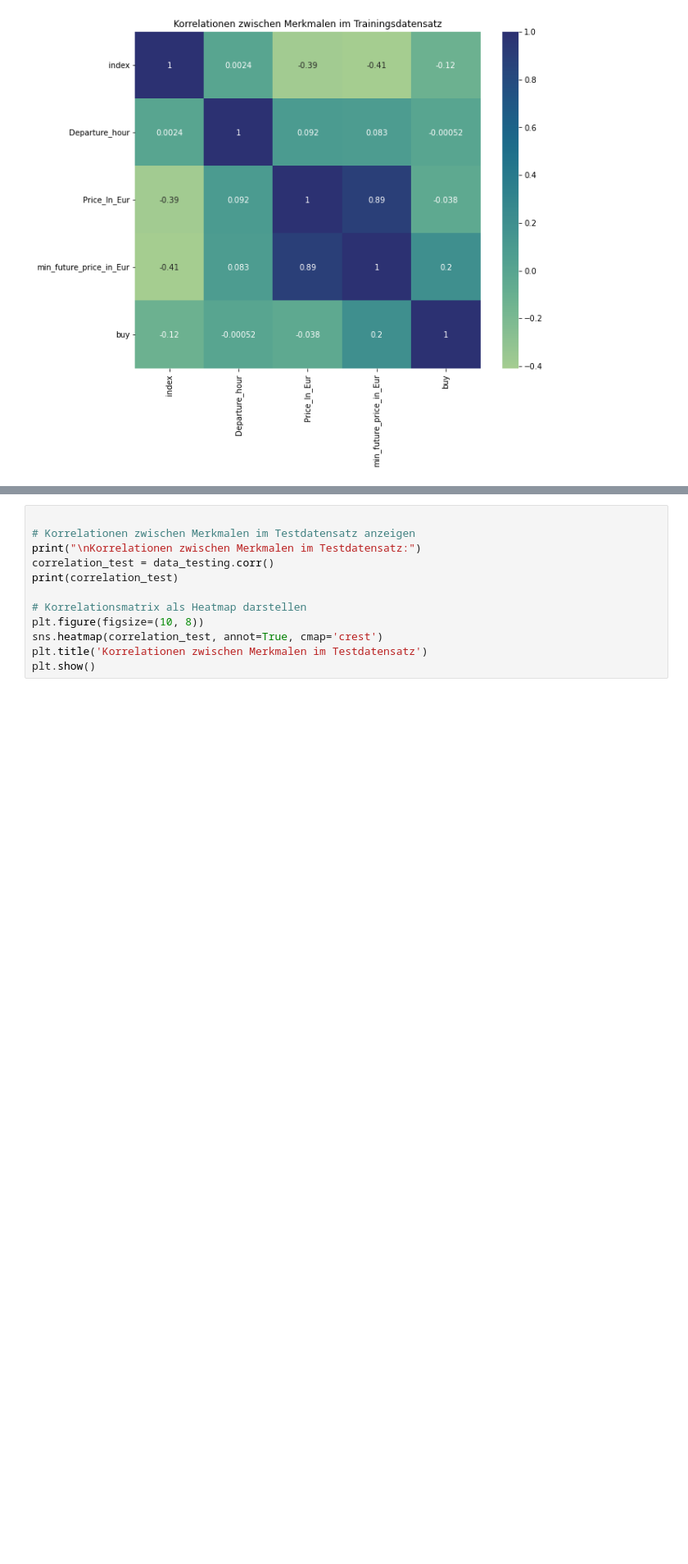
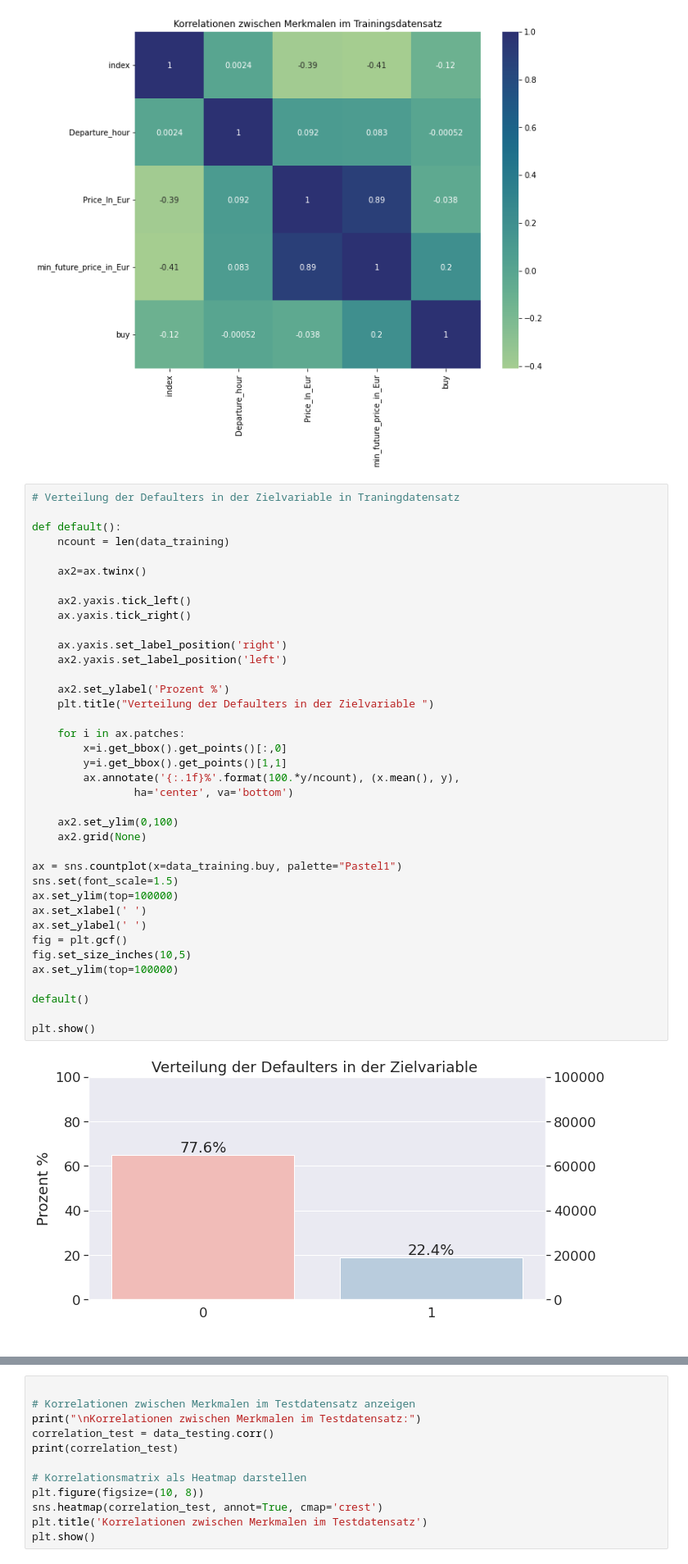
Before and after one commit to hahaha996/Data_Mining_Projekt, a Jupyter notebook: 00_Data_Mining_Projekt.ipynb, the cells around one changed output, grey strips where cells are left out. Shown at 82% size. Cells and saved outputs as stored; diff of their text form; blank space fills up the shorter version.

```diff
--- a/00_Data_Mining_Projekt.ipynb
+++ b/00_Data_Mining_Projekt.ipynb
@@ -156,6 +167,46 @@ Price_In_Eur                            0.894554 -0.038199
 min_future_price_in_Eur                 1.000000  0.197882
 buy                                     0.197882  1.000000
 [figure]
+# %%
+# Verteilung der Defaulters in der Zielvariable in Traningdatensatz
+
+def default():
+    ncount = len(data_training)
+
+    ax2=ax.twinx()
+
+    ax2.yaxis.tick_left()
+    ax.yaxis.tick_right()
+
+    ax.yaxis.set_label_position('right')
+    ax2.yaxis.set_label_position('left')
+
+    ax2.set_ylabel('Prozent %')
+    plt.title("Verteilung der Defaulters in der Zielvariable ")
+
+    for i in ax.patches:
+        x=i.get_bbox().get_points()[:,0]
+        y=i.get_bbox().get_points()[1,1]
+        ax.annotate('{:.1f}%'.format(100.*y/ncount), (x.mean(), y),
+                ha='center', va='bottom')
+
+    ax2.set_ylim(0,100)
+    ax2.grid(None)
+
+ax = sns.countplot(x=data_training.buy, palette="Pastel1")
+sns.set(font_scale=1.5)
+ax.set_ylim(top=100000)
+ax.set_xlabel(' ')
+ax.set_ylabel(' ')
+fig = plt.gcf()
+fig.set_size_inches(10,5)
+ax.set_ylim(top=100000)
+
+default()
+
+plt.show()
+# %% [output]
+[figure, added]
 # %%
 # Deskriptive Statistiken für den Testdatensatz anzeigen
 print("\nDeskriptive Statistiken für den Testdatensatz:")
```
Also changed, not shown: parts of 3 cells of this notebook.
